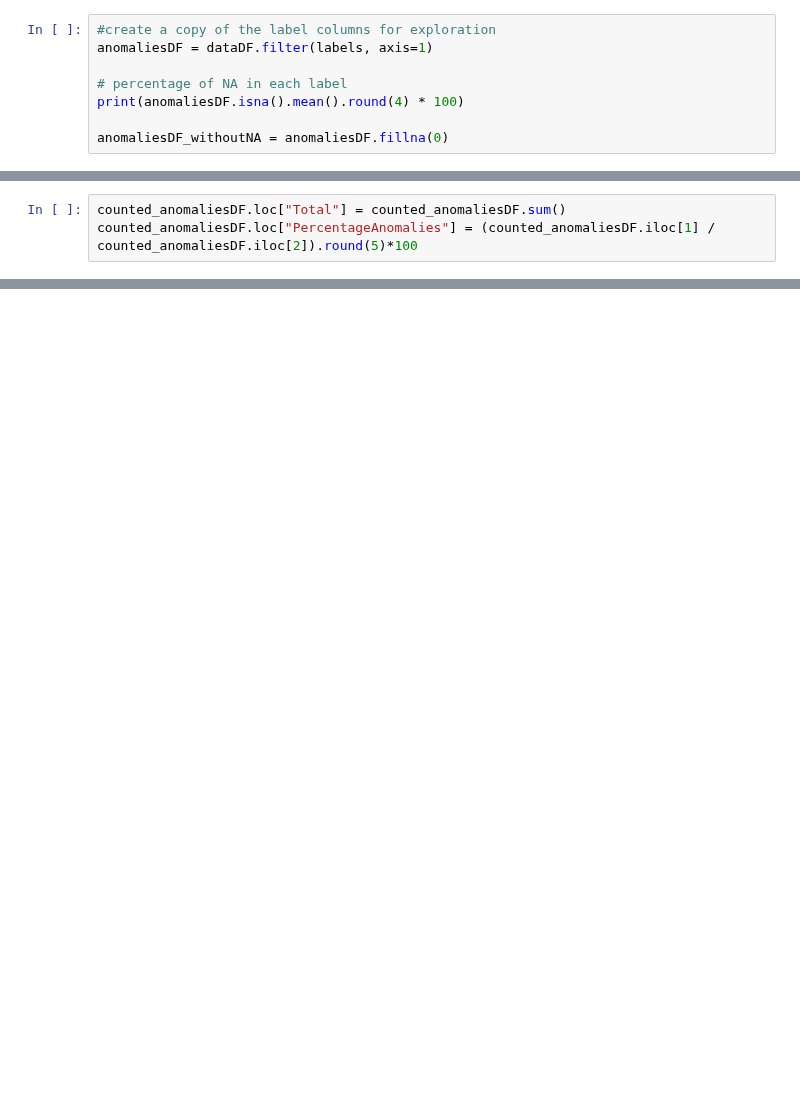
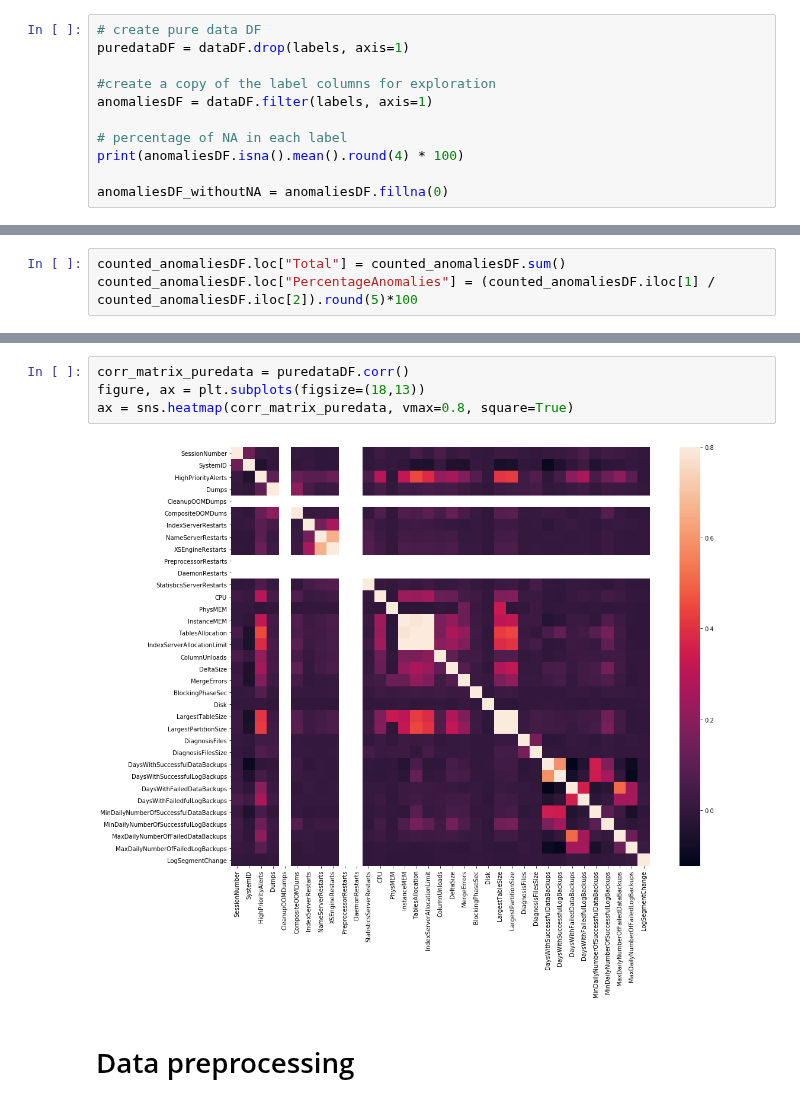
Before and after one commit to yohannjs/AML-2019, a Jupyter notebook: Challenges/5_Anomaly/eivind_anomaly.ipynb, the cells around one changed output, grey strips where cells are left out. Cells and saved outputs as stored; diff of their text form; blank space fills up the shorter version.

```diff
--- a/Challenges/5_Anomaly/eivind_anomaly.ipynb
+++ b/Challenges/5_Anomaly/eivind_anomaly.ipynb
@@ -82,4 +74,7 @@ dataDF.head()
 # %%
+# create pure data DF
+puredataDF = dataDF.drop(labels, axis=1)
+
 #create a copy of the label columns for exploration
 anomaliesDF = dataDF.filter(labels, axis=1)
 
@@ -133,0 +163,8 @@ Text(0.5,1,'Percentage of anomalies in each label')
+# %%
+corr_matrix_puredata = puredataDF.corr()
+figure, ax = plt.subplots(figsize=(18,13))
+ax = sns.heatmap(corr_matrix_puredata, vmax=0.8, square=True)
+# %% [output]
+[figure, added]
+# %% [markdown]
+# Data preprocessing
```
Also changed, not shown: parts of 13 cells of this notebook.
